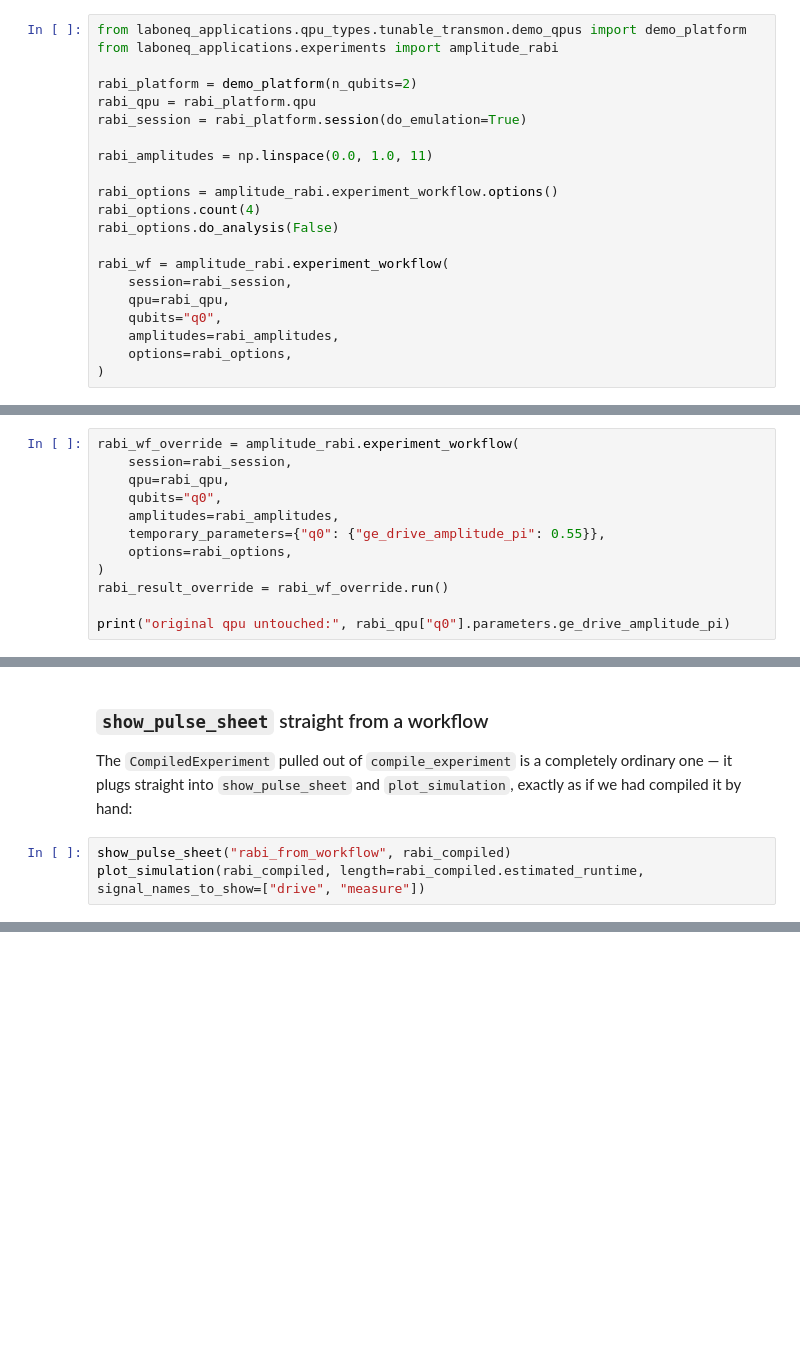
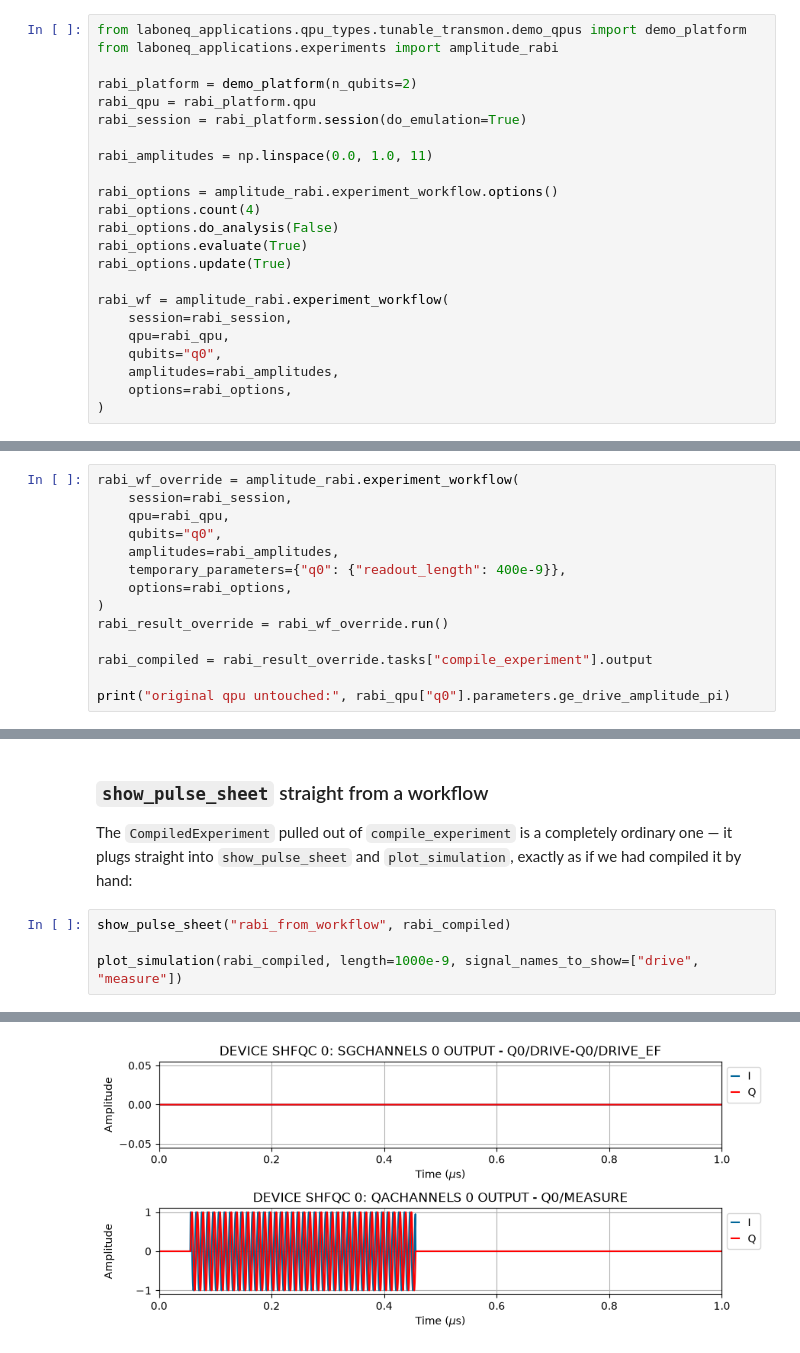
Before and after one commit to zhinst-owl/laboneq-lecture, a Jupyter notebook: 04_Workflows.ipynb, the cells around one changed output, grey strips where cells are left out. Saved outputs shown, nothing was run; the diff lists cells and outputs as text; blank space fills up the shorter version.

```diff
--- a/04_Workflows.ipynb
+++ b/04_Workflows.ipynb
@@ -100,6 +126,8 @@ rabi_amplitudes = np.linspace(0.0, 1.0, 11)
 rabi_options = amplitude_rabi.experiment_workflow.options()
 rabi_options.count(4)
 rabi_options.do_analysis(False)
+rabi_options.evaluate(True)
+rabi_options.update(True)
 
 rabi_wf = amplitude_rabi.experiment_workflow(
     session=rabi_session,
@@ -142,9 +235,11 @@ rabi_wf_override = amplitude_rabi.experiment_workflow(
     qpu=rabi_qpu,
     qubits="q0",
     amplitudes=rabi_amplitudes,
-    temporary_parameters={"q0": {"ge_drive_amplitude_pi": 0.55}},
+    temporary_parameters={"q0": {"readout_length": 400e-9}},
     options=rabi_options,
 )
 rabi_result_override = rabi_wf_override.run()
 
+rabi_compiled = rabi_result_override.tasks["compile_experiment"].output
+
 print("original qpu untouched:", rabi_qpu["q0"].parameters.ge_drive_amplitude_pi)
@@ -155,4 +268,6 @@ The `CompiledExperiment` pulled out of `compile_experiment` is a completely ordi
 straight into `show_pulse_sheet` and `plot_simulation`, exactly as if we had compiled it by hand:
 # %%
 show_pulse_sheet("rabi_from_workflow", rabi_compiled)
-plot_simulation(rabi_compiled, length=rabi_compiled.estimated_runtime, signal_names_to_show=["drive", "measure"])
+
+plot_simulation(rabi_compiled, length=1000e-9, signal_names_to_show=["drive", "measure"])
+# %% [output]
@@ -158,0 +286 @@ plot_simulation(rabi_compiled, length=rabi_compiled.estimated_runtime, signal_na
+[figure, added]
```
Also changed, not shown: parts of 10 cells of this notebook, 9 other files.
